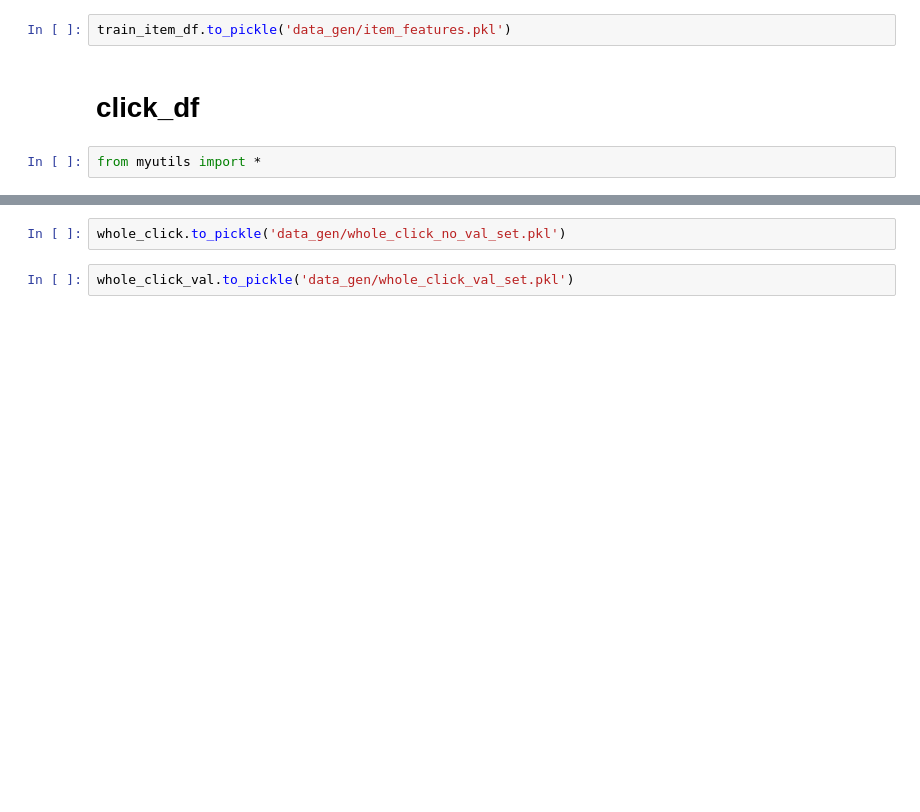
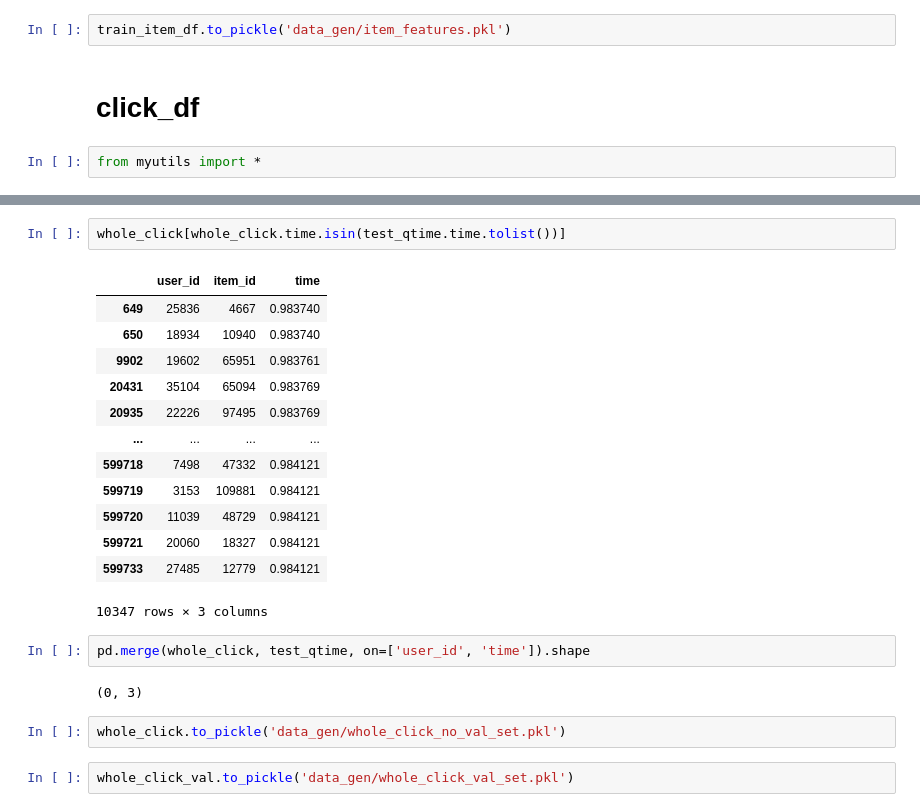
Before and after one commit to mayi140611/mayiapps, a Jupyter notebook: a_0330_0527_Modern_E_Commerce_Platform_Debiasing/0EDA.ipynb, the cells around one changed output, grey strips where cells are left out. Drawn from its saved outputs; the diff is of its cells as text; blank space fills up the shorter version.

```diff
--- a/c6_Modern_E_Commerce_Platform_Debiasing/0EDA.ipynb
+++ b/a_0330_0527_Modern_E_Commerce_Platform_Debiasing/0EDA.ipynb
@@ -492,3 +635,23 @@ gen val set...
+# %%
+whole_click[whole_click.time.isin(test_qtime.time.tolist())]
+# %% [output]
+|  | user_id | item_id | time |
+| 649 | 25836 | 4667 | 0.983740 |
+| 650 | 18934 | 10940 | 0.983740 |
+| 9902 | 19602 | 65951 | 0.983761 |
+| 20431 | 35104 | 65094 | 0.983769 |
+| 20935 | 22226 | 97495 | 0.983769 |
+| ... | ... | ... | ... |
+| 599718 | 7498 | 47332 | 0.984121 |
+| 599719 | 3153 | 109881 | 0.984121 |
+| 599720 | 11039 | 48729 | 0.984121 |
+| 599721 | 20060 | 18327 | 0.984121 |
+| 599733 | 27485 | 12779 | 0.984121 |
+10347 rows × 3 columns
+# %%
+pd.merge(whole_click, test_qtime, on=['user_id', 'time']).shape
+# %% [output]
+(0, 3)
 # %%
 whole_click.to_pickle('data_gen/whole_click_no_val_set.pkl')
 # %%
```
Also changed, not shown: parts of 22 cells of this notebook, 11 other files.
